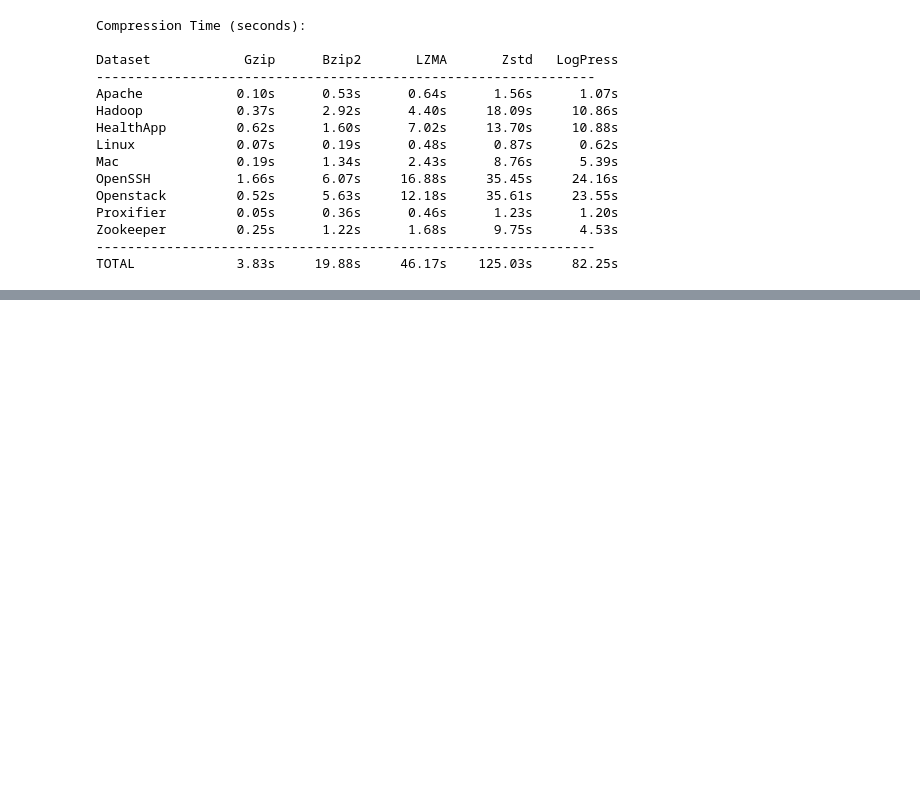
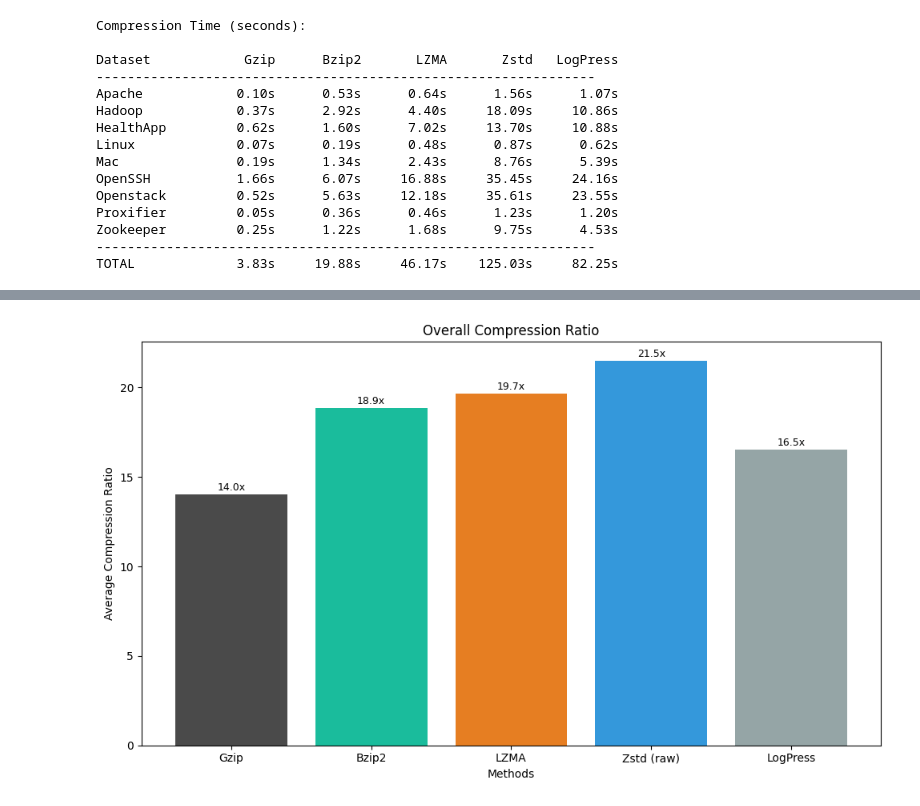
Before and after one commit to adam-bouafia/LogPress, a Jupyter notebook: LogPress.ipynb, the cells around one changed output, grey strips where cells are left out. Saved outputs shown, nothing was run; the diff lists cells and outputs as text; code cells hidden in the pictures; blank space fills up the shorter version.

```diff
--- a/LogPress.ipynb
+++ b/LogPress.ipynb
@@ -1165,0 +1196,21 @@ TOTAL             3.83s     19.88s     46.17s    125.03s     82.25s
+# %%
+# Chart 2: Average compression ratio per method
+fig, ax2 = plt.subplots(figsize=(10, 6))
+avg_ratios = []
+for method in methods:
+    total_orig = sum(compression_results[name]["original"] for name in dataset_names)
+    total_comp = sum(compression_results[name][method] for name in dataset_names)
+    avg_ratios.append(total_orig / total_comp)
+
+bars = ax2.bar(method_labels, avg_ratios, color=colors)
+ax2.set_xlabel("Methods")
+ax2.set_ylabel("Average Compression Ratio")
+ax2.set_title("Overall Compression Ratio")
+
+for bar, ratio in zip(bars, avg_ratios):
+    ax2.text(bar.get_x() + bar.get_width()/2, bar.get_height() + 0.1,
+             f"{ratio:.1f}x", ha="center", va="bottom", fontsize=9)
+plt.tight_layout()
+plt.show()
+# %% [output]
+[figure, added]
```
Also changed, not shown: parts of 3 cells of this notebook.
